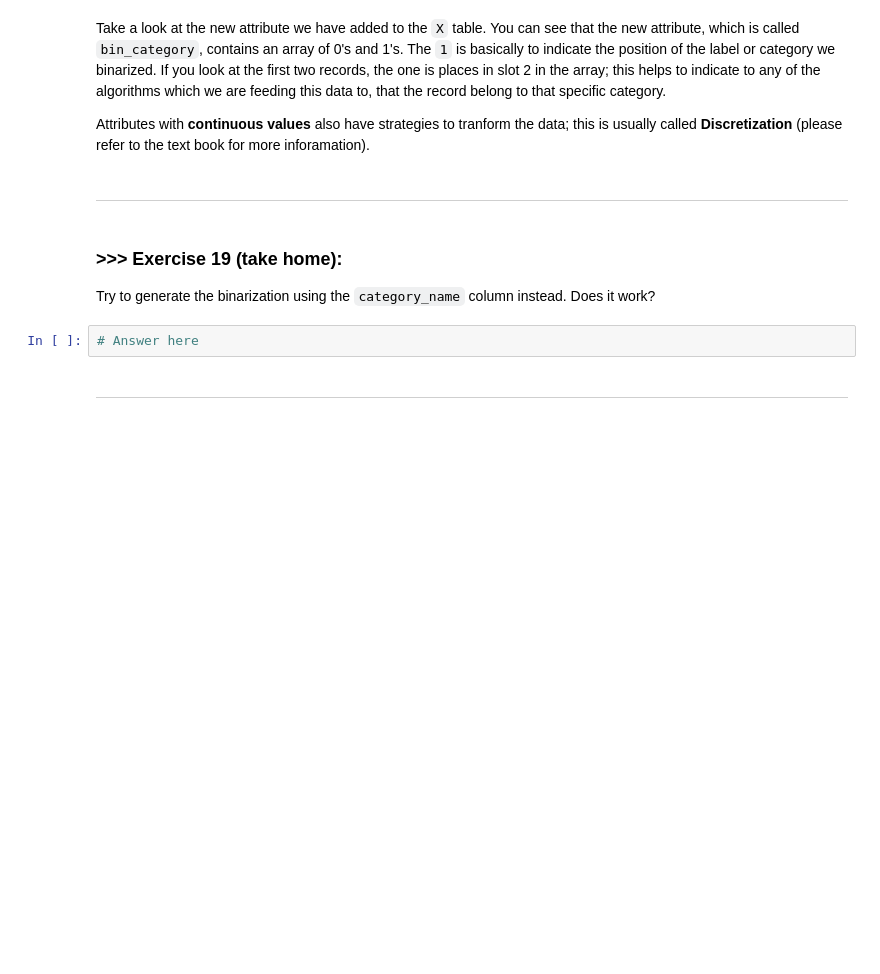
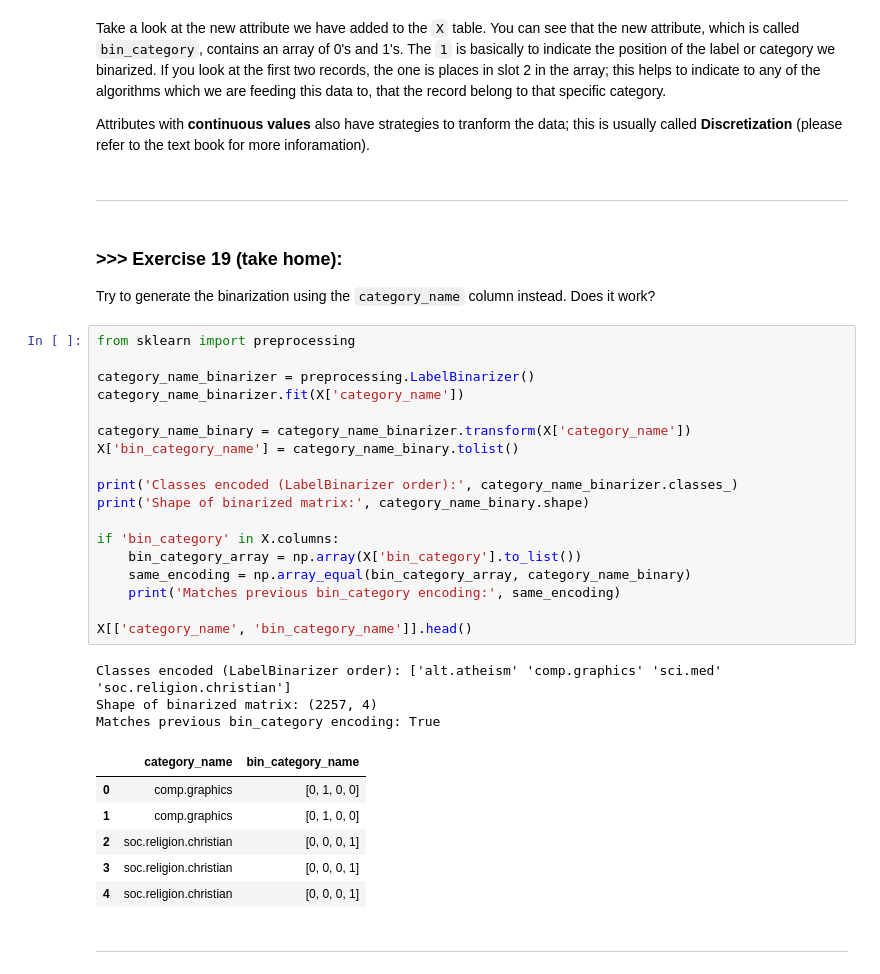
Before and after one commit to David-OliverM/DM2025-Lab1-Exercise, a Jupyter notebook: DM2025-Lab1-Master.ipynb, the cells around one changed output. Cells and saved outputs as stored; diff of their text form; blank space fills up the shorter version.

Commit message:
answer exercises until 25

```diff
--- a/DM2025-Lab1-Master.ipynb
+++ b/DM2025-Lab1-Master.ipynb
@@ -2413,7 +2471,33 @@ Attributes with **continuous values** also have strategies to tranform the data;
 # %% [markdown]
 ### >>> **Exercise 19 (take home):**
 Try to generate the binarization using the `category_name` column instead. Does it work?
-# %%
-# Answer here
+# %%
+from sklearn import preprocessing
+
+category_name_binarizer = preprocessing.LabelBinarizer()
+category_name_binarizer.fit(X['category_name'])
+
+category_name_binary = category_name_binarizer.transform(X['category_name'])
+X['bin_category_name'] = category_name_binary.tolist()
+
+print('Classes encoded (LabelBinarizer order):', category_name_binarizer.classes_)
+print('Shape of binarized matrix:', category_name_binary.shape)
+
+if 'bin_category' in X.columns:
+    bin_category_array = np.array(X['bin_category'].to_list())
+    same_encoding = np.array_equal(bin_category_array, category_name_binary)
+    print('Matches previous bin_category encoding:', same_encoding)
+
+X[['category_name', 'bin_category_name']].head()
+# %% [output]
+Classes encoded (LabelBinarizer order): ['alt.atheism' 'comp.graphics' 'sci.med' 'soc.religion.christian']
+Shape of binarized matrix: (2257, 4)
+Matches previous bin_category encoding: True
+|  | category_name | bin_category_name |
+| 0 | comp.graphics | [0, 1, 0, 0] |
+| 1 | comp.graphics | [0, 1, 0, 0] |
+| 2 | soc.religion.christian | [0, 0, 0, 1] |
+| 3 | soc.religion.christian | [0, 0, 0, 1] |
+| 4 | soc.religion.christian | [0, 0, 0, 1] |
 # %% [markdown]
 ---
```
Also changed, not shown: parts of 35 cells of this notebook.
